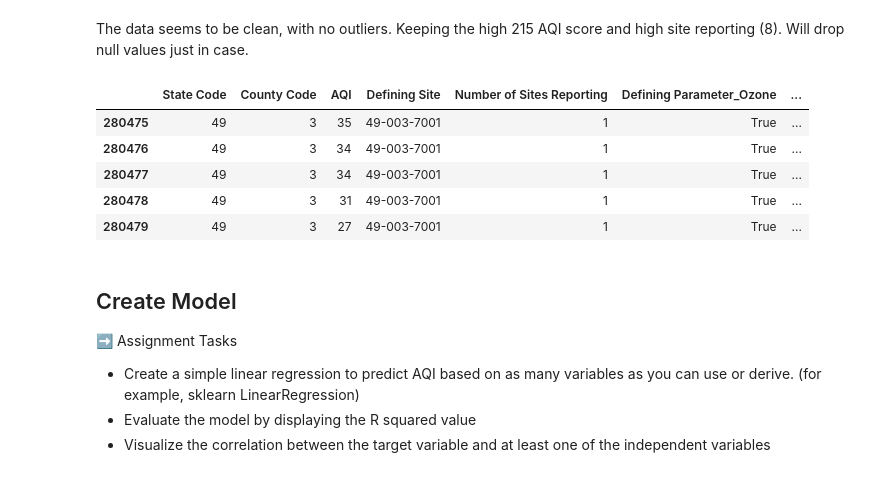
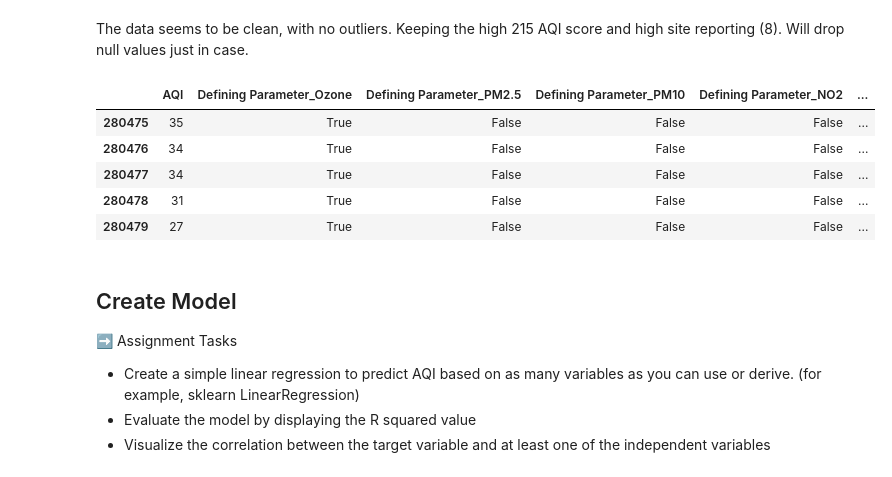
Before and after one commit to matiasarmesto/businessanalytics, a Jupyter notebook: Labs/Scripts/lab_11_air_quality_regression.ipynb, the cells around one changed output. Cells and saved outputs as stored; diff of their text form; code cells hidden in the pictures.

```diff
--- a/Labs/Scripts/lab_11_air_quality_regression.ipynb
+++ b/Labs/Scripts/lab_11_air_quality_regression.ipynb
@@ -206,11 +205,13 @@ udf.dropna(inplace=True)
 # %%
 #removing geographical columns and non-numeric columns
 udf = udf.drop(columns=['county Name', 'State Name', 'Defining Parameter', 'Date', 'Category'])
+#dropping more irrelevant variables
+udf = udf.drop(columns=['Defining Site', 'State Code','County Code','Number of Sites Reporting'])
 udf.head()
 # %% [output]
-|  | State Code | County Code | AQI | Defining Site | Number of Sites Reporting | Defining Parameter_Ozone | ... |
-| 280475 | 49 | 3 | 35 | 49-003-7001 | 1 | True | ... |
-| 280476 | 49 | 3 | 34 | 49-003-7001 | 1 | True | ... |
-| 280477 | 49 | 3 | 34 | 49-003-7001 | 1 | True | ... |
-| 280478 | 49 | 3 | 31 | 49-003-7001 | 1 | True | ... |
-| 280479 | 49 | 3 | 27 | 49-003-7001 | 1 | True | ... |
+|  | AQI | Defining Parameter_Ozone | Defining Parameter_PM2.5 | Defining Parameter_PM10 | Defining Parameter_NO2 | ... |
+| 280475 | 35 | True | False | False | False | ... |
+| 280476 | 34 | True | False | False | False | ... |
+| 280477 | 34 | True | False | False | False | ... |
+| 280478 | 31 | True | False | False | False | ... |
+| 280479 | 27 | True | False | False | False | ... |
```
Also changed, not shown: parts of 11 cells of this notebook.
